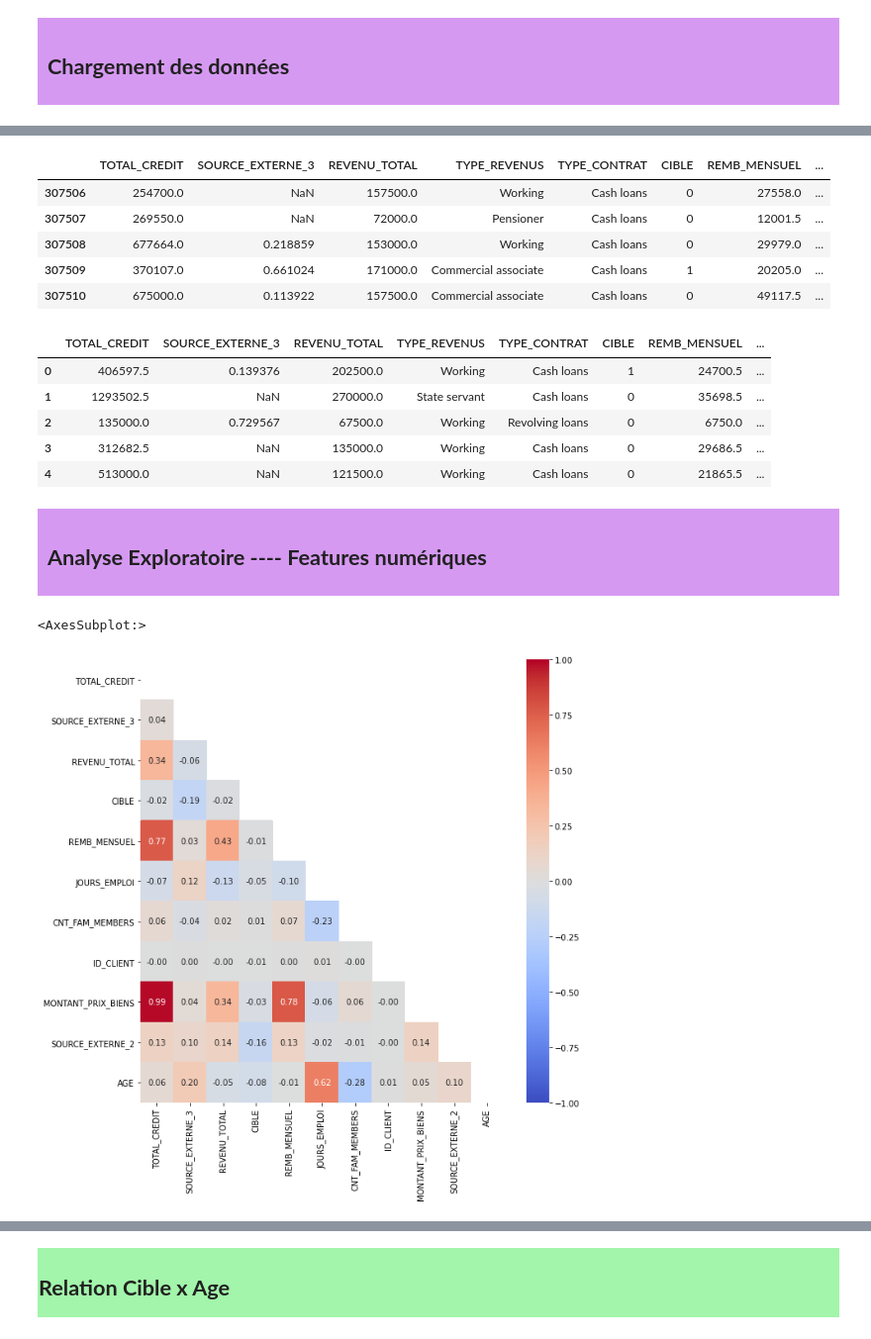
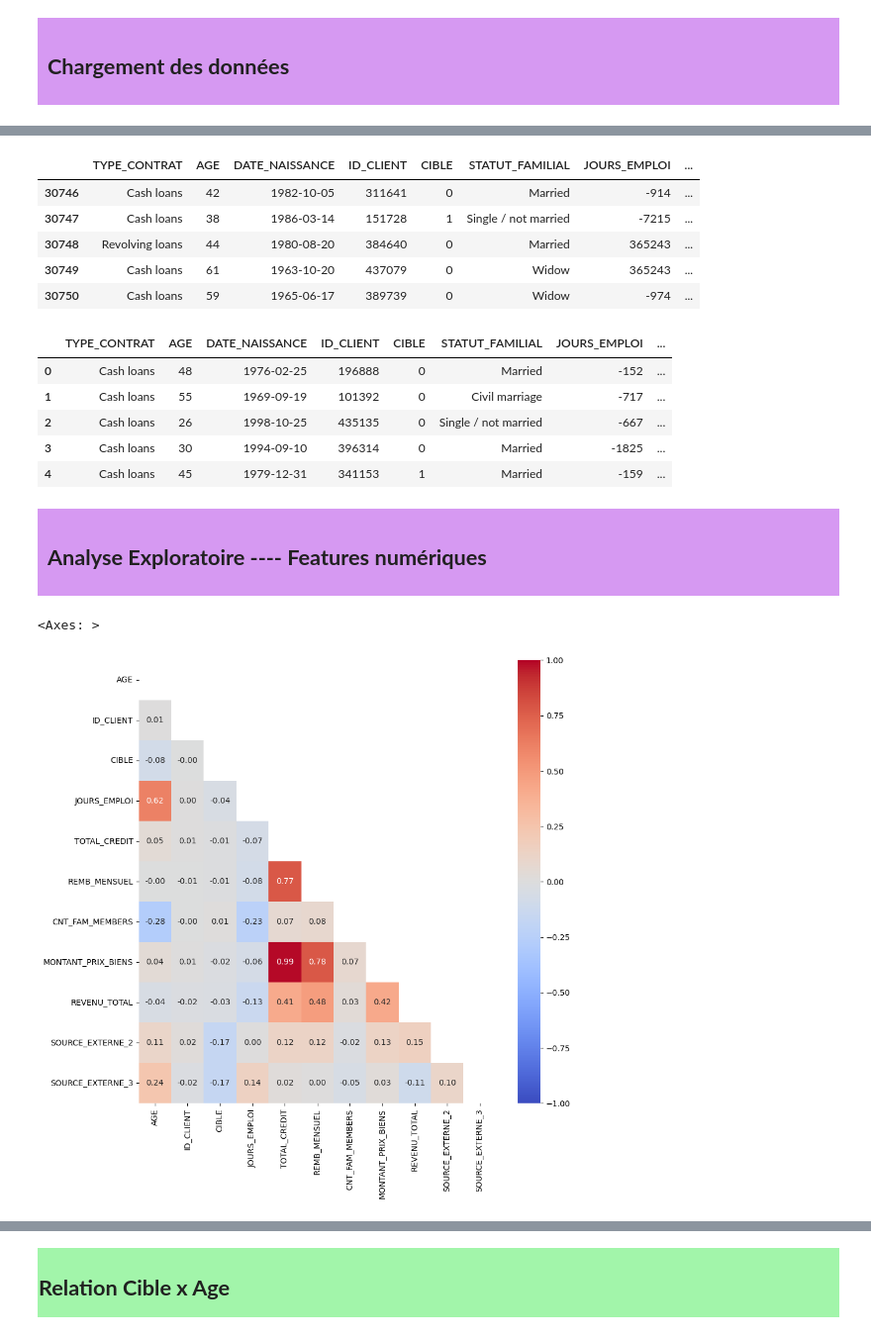
Before and after one commit to Rukiakuchiki92/p7-ml, a Jupyter notebook: 020_P07_Analyse exploratoire.ipynb, the cells around one changed output, grey strips where cells are left out. Shown at 99% size. Saved outputs shown, nothing was run; the diff lists cells and outputs as text; code cells hidden in the pictures.

```diff
--- a/020_P07_Analyse exploratoire.ipynb
+++ b/020_P07_Analyse exploratoire.ipynb
@@ -22,7 +22,7 @@ import datetime
     </h2>
 </div>
 # %%
-df= pd.read_csv('app_train_clean.csv')
+df= pd.read_csv('app_train_sample_clean.csv')
 # %%
 df.shape
 # %% [output]
@@ -70,35 +73,37 @@ dtype: object
 # %%
 df.tail()
 # %% [output]
-|  | TOTAL_CREDIT | SOURCE_EXTERNE_3 | REVENU_TOTAL | TYPE_REVENUS | TYPE_CONTRAT | CIBLE | REMB_MENSUEL | ... |
-| 307506 | 254700.0 | NaN | 157500.0 | Working | Cash loans | 0 | 27558.0 | ... |
-| 307507 | 269550.0 | NaN | 72000.0 | Pensioner | Cash loans | 0 | 12001.5 | ... |
-| 307508 | 677664.0 | 0.218859 | 153000.0 | Working | Cash loans | 0 | 29979.0 | ... |
-| 307509 | 370107.0 | 0.661024 | 171000.0 | Commercial associate | Cash loans | 1 | 20205.0 | ... |
-| 307510 | 675000.0 | 0.113922 | 157500.0 | Commercial associate | Cash loans | 0 | 49117.5 | ... |
+|  | TYPE_CONTRAT | AGE | DATE_NAISSANCE | ID_CLIENT | CIBLE | STATUT_FAMILIAL | JOURS_EMPLOI | ... |
+| 30746 | Cash loans | 42 | 1982-10-05 | 311641 | 0 | Married | -914 | ... |
+| 30747 | Cash loans | 38 | 1986-03-14 | 151728 | 1 | Single / not married | -7215 | ... |
+| 30748 | Revolving loans | 44 | 1980-08-20 | 384640 | 0 | Married | 365243 | ... |
+| 30749 | Cash loans | 61 | 1963-10-20 | 437079 | 0 | Widow | 365243 | ... |
+| 30750 | Cash loans | 59 | 1965-06-17 | 389739 | 0 | Widow | -974 | ... |
 # %%
 df.head()
 # %% [output]
-|  | TOTAL_CREDIT | SOURCE_EXTERNE_3 | REVENU_TOTAL | TYPE_REVENUS | TYPE_CONTRAT | CIBLE | REMB_MENSUEL | ... |
-| 0 | 406597.5 | 0.139376 | 202500.0 | Working | Cash loans | 1 | 24700.5 | ... |
-| 1 | 1293502.5 | NaN | 270000.0 | State servant | Cash loans | 0 | 35698.5 | ... |
-| 2 | 135000.0 | 0.729567 | 67500.0 | Working | Revolving loans | 0 | 6750.0 | ... |
-| 3 | 312682.5 | NaN | 135000.0 | Working | Cash loans | 0 | 29686.5 | ... |
-| 4 | 513000.0 | NaN | 121500.0 | Working | Cash loans | 0 | 21865.5 | ... |
+|  | TYPE_CONTRAT | AGE | DATE_NAISSANCE | ID_CLIENT | CIBLE | STATUT_FAMILIAL | JOURS_EMPLOI | ... |
+| 0 | Cash loans | 48 | 1976-02-25 | 196888 | 0 | Married | -152 | ... |
+| 1 | Cash loans | 55 | 1969-09-19 | 101392 | 0 | Civil marriage | -717 | ... |
+| 2 | Cash loans | 26 | 1998-10-25 | 435135 | 0 | Single / not married | -667 | ... |
+| 3 | Cash loans | 30 | 1994-09-10 | 396314 | 0 | Married | -1825 | ... |
+| 4 | Cash loans | 45 | 1979-12-31 | 341153 | 1 | Married | -159 | ... |
 # %% [markdown]
 <div style="background-color:#d699f2; padding: 10px">
     <h2>
         <b> Analyse Exploratoire ---- Features numériques</b>
     </h2>
 </div>
+# %%
+numeric_columns = df.select_dtypes(include=np.number)
 # %%
 fig = plt.subplots(1,1,figsize = (10,10))
-corr = df.sample(frac =0.1).corr()
+corr = numeric_columns.sample(frac =0.1).corr()
 mask = np.triu(corr)
 sns.heatmap(corr, annot = True, cmap ='coolwarm', vmin = -1,vmax =1, mask=mask, fmt ='.2f' )
 # %% [output]
-<AxesSubplot:>
+<Axes: >
-[figure, old version]
+[figure, new version]
 # %%
 df.CIBLE.value_counts()
 # %% [output]
```
Also changed, not shown: parts of 37 cells of this notebook.
